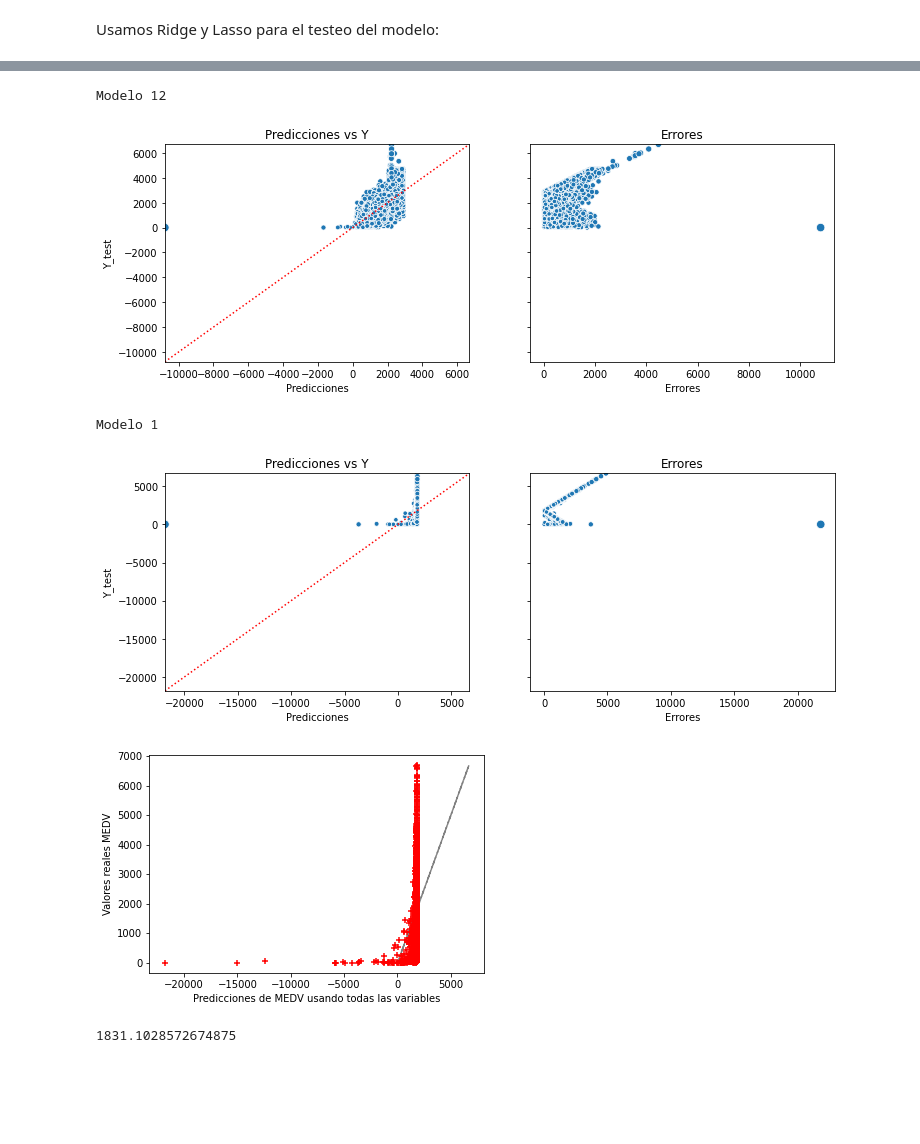
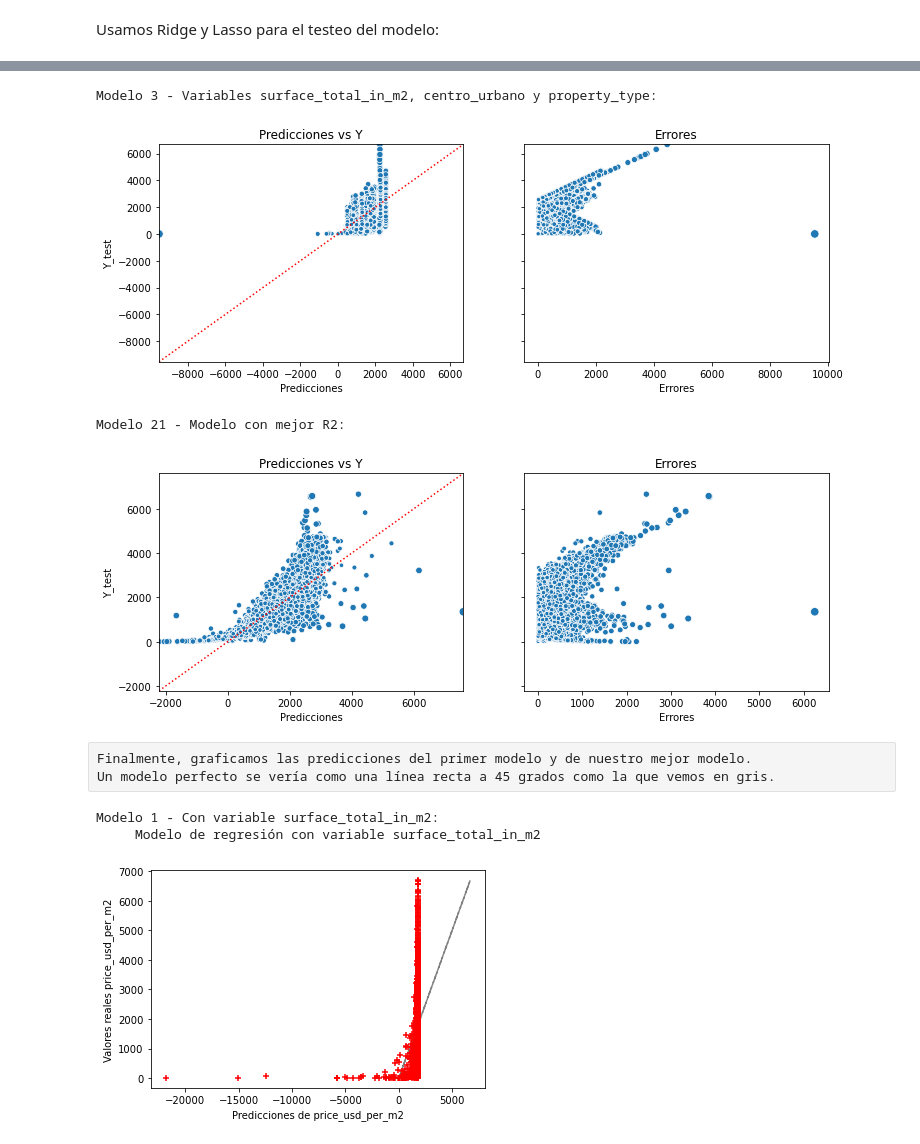
Before and after one commit to varelapablos/Desafio1-G3, a Jupyter notebook: Notebook - Desafio 2 - Regresion Lineal.ipynb, the cells around one changed output, grey strips where cells are left out. Cells and saved outputs as stored; diff of their text form; code cells hidden in the pictures; blank space fills up the shorter version.

```diff
--- a/Notebook - Desafio 2 - Regresion Lineal.ipynb
+++ b/Notebook - Desafio 2 - Regresion Lineal.ipynb
@@ -1026,51 +1089,54 @@ El alpha utilizado en la regularización es: 0.007051550829892824
 # %%
-# Gráfico de modelos y errores:
-X = data[feature_cols12]
-y = data.price_usd_per_m2
+# Gráficamos algnos modelos y errores a modo de comparación:
+X = data_filtro[feature_cols21]
+y = data_filtro.price_usd_per_m2
 
 X_train, X_test, y_train, y_test = train_test_split(X, y, random_state=10)
 lm = LinearRegression()
-modelo12 = lm.fit(X_train, y_train)
-predictions12 = modelo12.predict(X)
+modelo21 = lm.fit(X_train, y_train)
+predictions21 = modelo21.predict(X)
 
-W = data[feature_cols1]
+W = data[feature_cols3]
 z = data.price_usd_per_m2
 
 W_train, W_test, z_train, z_test = train_test_split(W, z, random_state=10)
 lm = LinearRegression()
-modelo1 = lm.fit(W_train, z_train)
-predictions1 = modelo1.predict(W)
+modelo3 = lm.fit(W_train, z_train)
+predictions3 = modelo3.predict(W)
 
 def plot_y(modelo, X, Y):
 
     pred = modelo.predict(X)
     errores = (Y - pred).abs()
 
     if pred.max() > Y.max():
         maxi = pred.max()
     else:
         maxi = Y.max()
     if pred.min() < Y.min():
         mini = pred.min()
     else:
         mini = Y.min()
     fig, (ax1,ax2) = plt.subplots(1,2,figsize=(12,4), sharey=True)
     sns.scatterplot(x=pred, y=Y, ax=ax1, size=(errores).tolist(), legend=False)
     ax1.set_title('Predicciones vs Y')
     ax1.set_ylim(mini,maxi),ax1.set_xlim(mini,maxi),ax1.set_xlabel('Predicciones'),ax1.set_ylabel('Y_test')
     ax1.plot([0, 1], [0, 1], transform=ax1.transAxes, color='red',linestyle=':')
     sns.scatterplot(x=errores, y=Y, ax=ax2, size=(errores).tolist(),legend=False)
     ax2.set_title('Errores')
     ax2.set_xlabel('Errores'),ax2.set_ylabel('Y_test')
     plt.show();
 
-# vemos diferencia entre el primer modelo y el segundo
-print('Modelo 12')
-plot_y(modelo12, X=X_test, Y=y_test)
-print('Modelo 1')
-plot_y(modelo1, X=W_test, Y=z_test)
+# Analizamos las diferencias entre el tercer modelo y el último:
+print('Modelo 3 - Variables surface_total_in_m2, centro_urbano y property_type:')
+plot_y(modelo3, X=W_test, Y=z_test)
+print('Modelo 21 - Modelo con mejor R2:')
+plot_y(modelo21, X=X_test, Y=y_test)
 # %% [output]
-Modelo 12
+Modelo 3 - Variables surface_total_in_m2, centro_urbano y property_type:
-[figure, old version]
+[figure, new version]
-Modelo 1
+Modelo 21 - Modelo con mejor R2:
-[figure, old version]
+[figure, new version]
+# %% [raw]
+Finalmente, graficamos las predicciones del primer modelo y de nuestro mejor modelo.
+Un modelo perfecto se vería como una línea recta a 45 grados como la que vemos en gris.
@@ -1077,13 +1152,13 @@ Modelo 1
 # %%
-# Graficamos el modelo lineal simple:
-plt.plot(z,z, '-.',c='grey')
+# Graficamos el modelo 1:
+print('Modelo 1 - Con variable surface_total_in_m2:')
+print('     Modelo de regresión con variable surface_total_in_m2')
+plt.plot(y,y, '-.',c='grey')
 plt.scatter(predictions1, y, s=30, c='r', marker='+', zorder=10)
-plt.xlabel("Predicciones de MEDV usando todas las variables")
-plt.ylabel("Valores reales MEDV")
+plt.xlabel("Predicciones de price_usd_per_m2")
+plt.ylabel("Valores reales price_usd_per_m2")
 plt.show()
-
-modelo1.coef_
-modelo1.intercept_
 # %% [output]
+Modelo 1 - Con variable surface_total_in_m2:
+     Modelo de regresión con variable surface_total_in_m2
-[figure, old version]
+[figure, new version]
-1831.1028572674875
```
Also changed, not shown: parts of 28 cells of this notebook.
